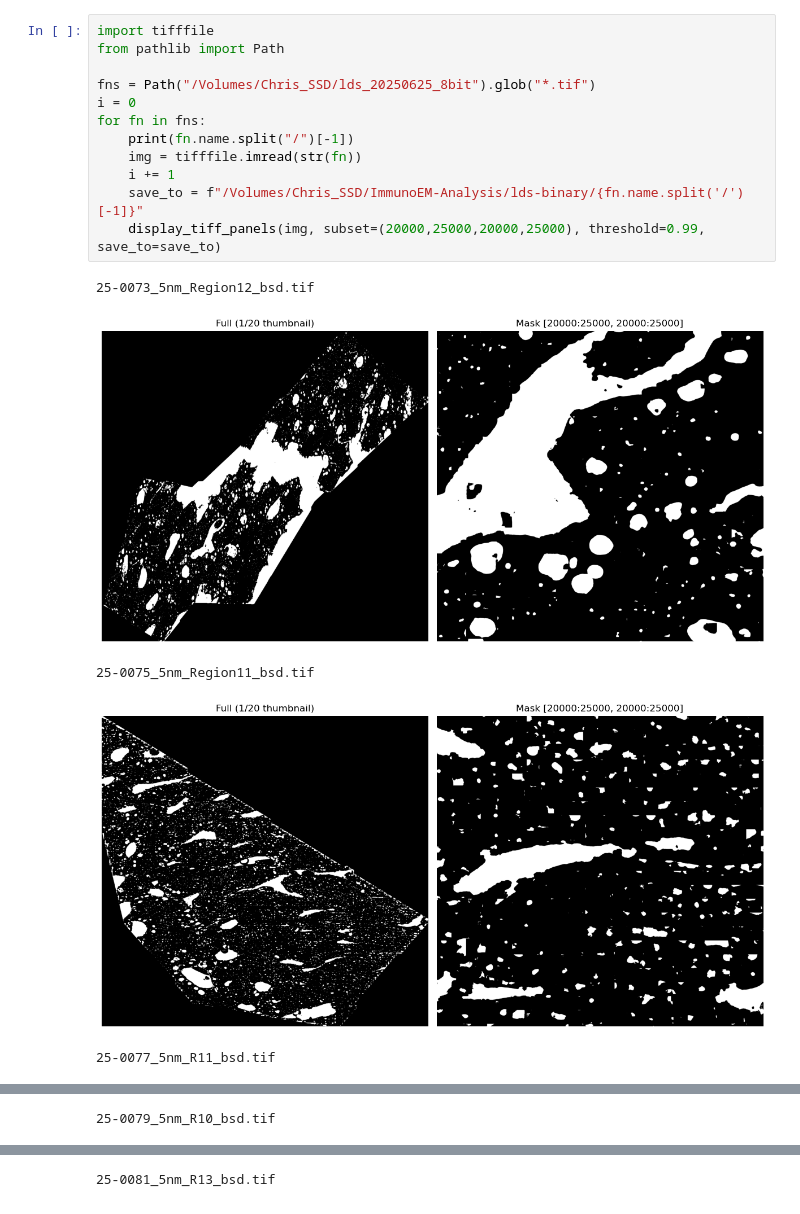
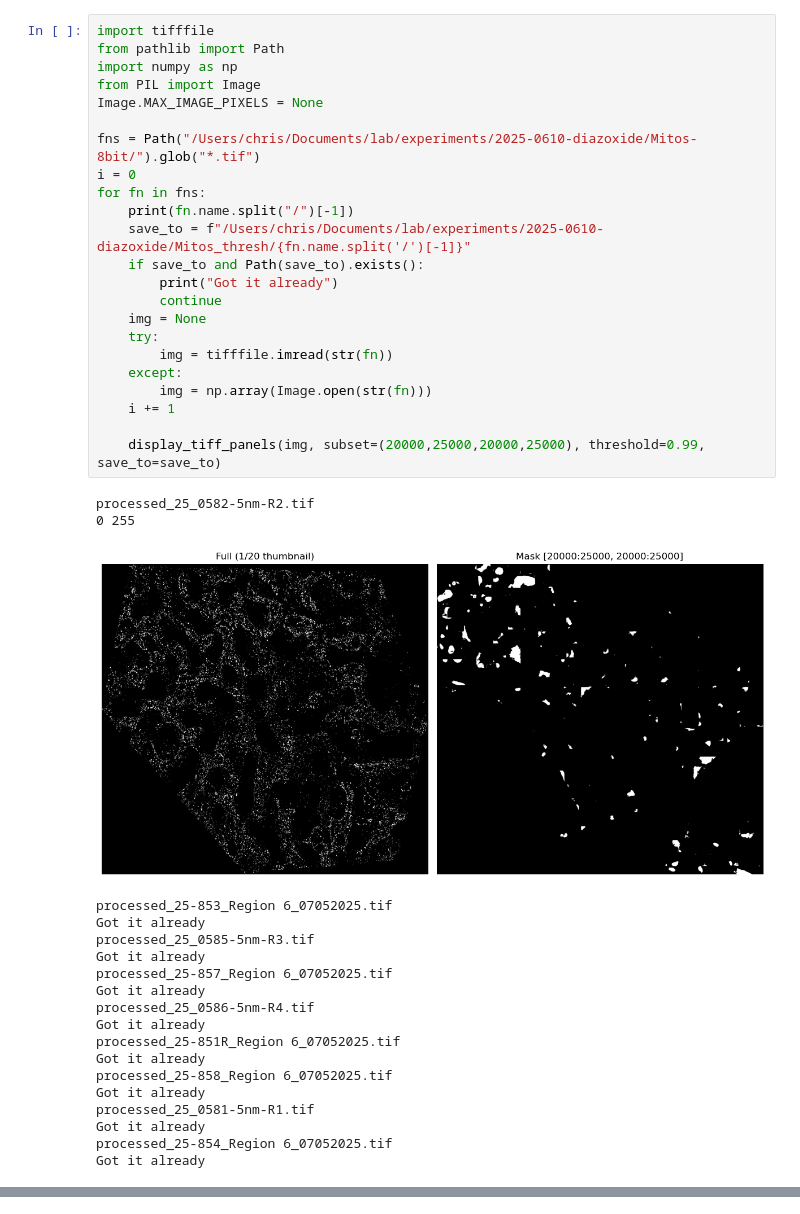
Before and after one commit to caacree/EMAnalyzer, a Jupyter notebook: backend/server/mito_thresholding.ipynb, the cells around one changed output, grey strips where cells are left out. Cells and saved outputs as stored; diff of their text form.

Commit message:
Save here

```diff
--- a/backend/server/mito_thresholding.ipynb
+++ b/backend/server/mito_thresholding.ipynb
@@ -71,18 +72,43 @@ def display_tiff_panels(
 # %%
 import tifffile
 from pathlib import Path
+import numpy as np
+from PIL import Image
+Image.MAX_IMAGE_PIXELS = None
 
-fns = Path("/Volumes/Chris_SSD/lds_20250625_8bit").glob("*.tif")
+fns = Path("/Users/chris/Documents/lab/experiments/2025-0610-diazoxide/Mitos-8bit/").glob("*.tif")
 i = 0
 for fn in fns:
     print(fn.name.split("/")[-1])
-    img = tifffile.imread(str(fn))
+    save_to = f"/Users/chris/Documents/lab/experiments/2025-0610-diazoxide/Mitos_thresh/{fn.name.split('/')[-1]}"
+    if save_to and Path(save_to).exists():
+        print("Got it already")
+        continue
+    img = None
+    try:
+        img = tifffile.imread(str(fn))
+    except:
+        img = np.array(Image.open(str(fn)))
     i += 1
-    save_to = f"/Volumes/Chris_SSD/ImmunoEM-Analysis/lds-binary/{fn.name.split('/')[-1]}"
+
     display_tiff_panels(img, subset=(20000,25000,20000,25000), threshold=0.99, save_to=save_to)
 # %% [output]
-25-0073_5nm_Region12_bsd.tif
+processed_25_0582-5nm-R2.tif
+0 255
-[figure, old version]
+[figure, new version]
-25-0075_5nm_Region11_bsd.tif
+processed_25-853_Region 6_07052025.tif
+Got it already
+processed_25_0585-5nm-R3.tif
+Got it already
+processed_25-857_Region 6_07052025.tif
+Got it already
+processed_25_0586-5nm-R4.tif
+Got it already
+processed_25-851R_Region 6_07052025.tif
+Got it already
+processed_25-858_Region 6_07052025.tif
+Got it already
+processed_25_0581-5nm-R1.tif
+Got it already
+processed_25-854_Region 6_07052025.tif
+Got it already
-[figure, removed]
-25-0077_5nm_R11_bsd.tif
@@ -90 +114,0 @@ for fn in fns:
-25-0079_5nm_R10_bsd.tif
@@ -92 +114,0 @@ for fn in fns:
-25-0081_5nm_R13_bsd.tif
```
Also changed, not shown: parts of 2 cells of this notebook, 28 other files.
